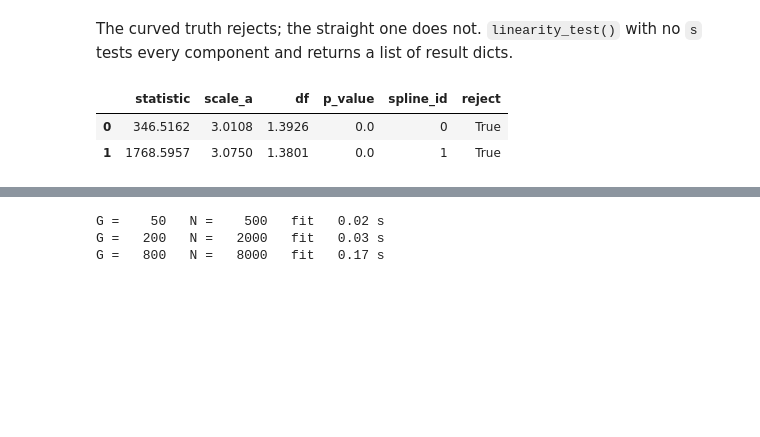
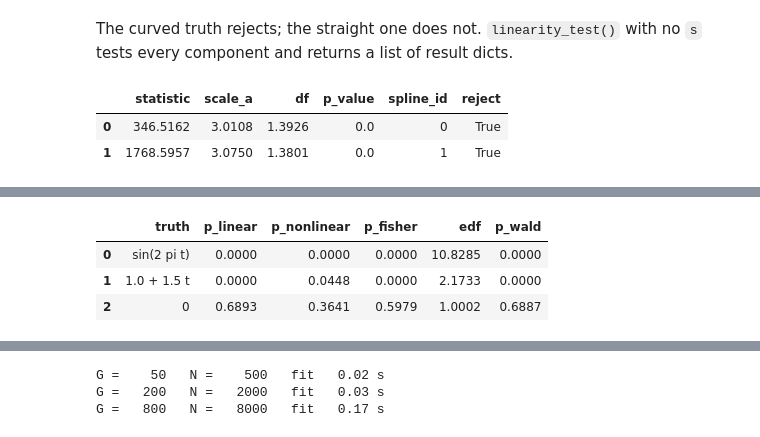
Before and after one commit to rrrrn/torchpalmm, a Jupyter notebook: examples/vignette.ipynb, the cells around one changed output, grey strips where cells are left out. Saved outputs shown, nothing was run; the diff lists cells and outputs as text; code cells hidden in the pictures; blank space fills up the shorter version.

```diff
--- a/examples/vignette.ipynb
+++ b/examples/vignette.ipynb
@@ -393,0 +430,15 @@ pd.DataFrame(ssm2.linearity_test()).round(4)     # both components of the two-sm
+# %%
+d6 = simulate(G=150, n_obs=12, f=lambda t: 0 * t, tau=(0.7, 0.4), seed=5)     # no smooth effect
+ssm_null = SmoothingSplineMixed(y=d6["y"], X=d6["x"], Z=d6["Z"], spline_inputs=d6["t"],
+                                obs_id=d6["id"], corr_structure="iid", rand_D_type="unstructured")
+ssm_null.fit(optimizer=torch.optim.LBFGS, lr=1.0, max_iter=250, fit_type="reml", verbose=False)
+
+res = pd.concat([ssm.spline_effect_test().assign(truth="sin(2 pi t)"),
+                 ssm_lin.spline_effect_test().assign(truth="1.0 + 1.5 t"),
+                 ssm_null.spline_effect_test().assign(truth="0")], ignore_index=True)
+res[["truth", "p_linear", "p_nonlinear", "p_fisher", "edf", "p_wald"]].round(4)
+# %% [output]
+|  | truth | p_linear | p_nonlinear | p_fisher | edf | p_wald |
+| 0 | sin(2 pi t) | 0.0000 | 0.0000 | 0.0000 | 10.8285 | 0.0000 |
+| 1 | 1.0 + 1.5 t | 0.0000 | 0.0448 | 0.0000 | 2.1733 | 0.0000 |
+| 2 | 0 | 0.6893 | 0.3641 | 0.5979 | 1.0002 | 0.6887 |
```
Also changed, not shown: parts of 10 cells of this notebook, 4 other files.
